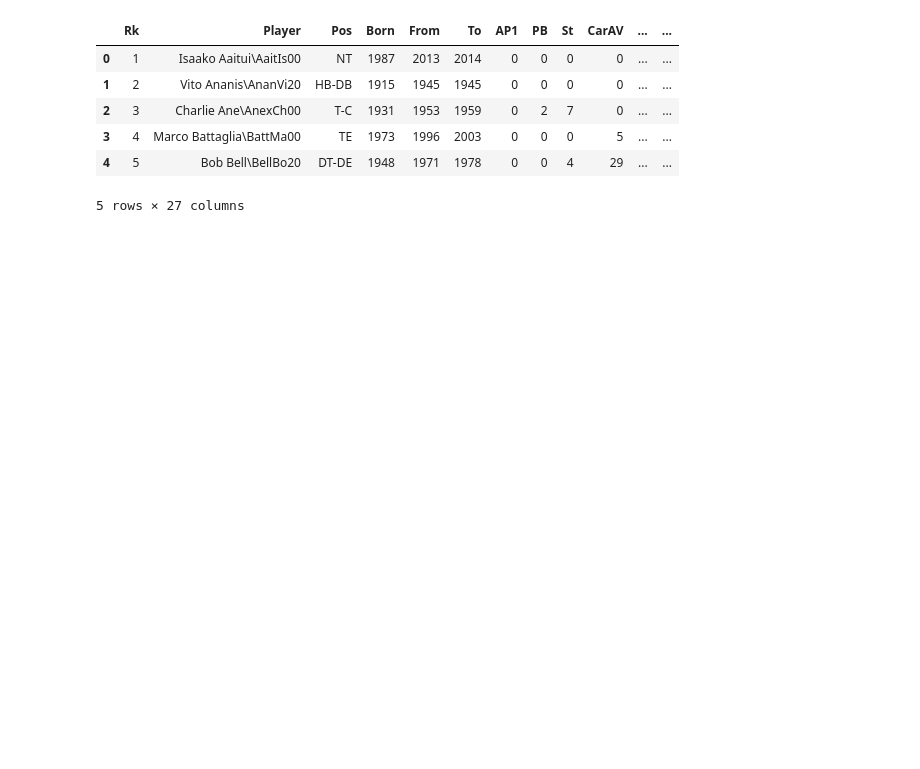
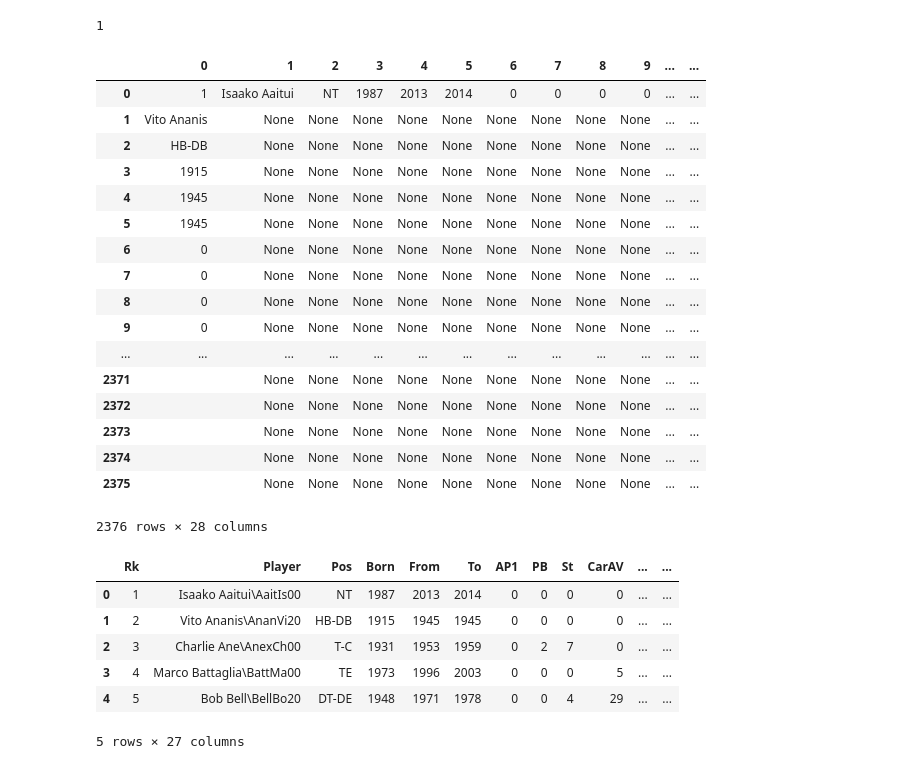
Before and after one commit to naivelogic/NFL-smarter-football, a Jupyter notebook: NFL Play Birth Date Analysis.ipynb, the cells around one changed output. Cells and saved outputs as stored; diff of their text form; code cells hidden in the pictures; blank space fills up the shorter version.

```diff
--- a/NFL Play Birth Date Analysis.ipynb
+++ b/NFL Play Birth Date Analysis.ipynb
@@ -29,3 +28,41 @@ for i in range(0,len(bday),27):
+# %%
+len(tr)
+# %% [output]
+1
+# %%
+td_counter = 0
+birthday = []
+row = []
+for td in tr[0].find_all(['th', 'td']):
+    if td_counter < 27:
+        row.append(td.getText())
+        td_counter += 1
+    elif td_counter == 27:
+        row.append(td.getText())
+        birthday.append(row)
+        row = []
+        td_counter == 0
+# %%
+pd.DataFrame(birthday)
+# %% [output]
+|  | 0 | 1 | 2 | 3 | 4 | 5 | 6 | 7 | 8 | 9 | ... | ... |
+| 0 | 1 | Isaako Aaitui | NT | 1987 | 2013 | 2014 | 0 | 0 | 0 | 0 | ... | ... |
+| 1 | Vito Ananis | None | None | None | None | None | None | None | None | None | ... | ... |
+| 2 | HB-DB | None | None | None | None | None | None | None | None | None | ... | ... |
+| 3 | 1915 | None | None | None | None | None | None | None | None | None | ... | ... |
+| 4 | 1945 | None | None | None | None | None | None | None | None | None | ... | ... |
+| 5 | 1945 | None | None | None | None | None | None | None | None | None | ... | ... |
+| 6 | 0 | None | None | None | None | None | None | None | None | None | ... | ... |
+| 7 | 0 | None | None | None | None | None | None | None | None | None | ... | ... |
+| 8 | 0 | None | None | None | None | None | None | None | None | None | ... | ... |
+| 9 | 0 | None | None | None | None | None | None | None | None | None | ... | ... |
+| ... | ... | ... | ... | ... | ... | ... | ... | ... | ... | ... | ... | ... |
+| 2371 |  | None | None | None | None | None | None | None | None | None | ... | ... |
+| 2372 |  | None | None | None | None | None | None | None | None | None | ... | ... |
+| 2373 |  | None | None | None | None | None | None | None | None | None | ... | ... |
+| 2374 |  | None | None | None | None | None | None | None | None | None | ... | ... |
+| 2375 |  | None | None | None | None | None | None | None | None | None | ... | ... |
+2376 rows × 28 columns
 # %%
 bdays = pd.read_csv('birthdays.csv')
 bdays.columns = bdays.iloc[0]
```
Also changed, not shown: parts of 3 cells of this notebook.
